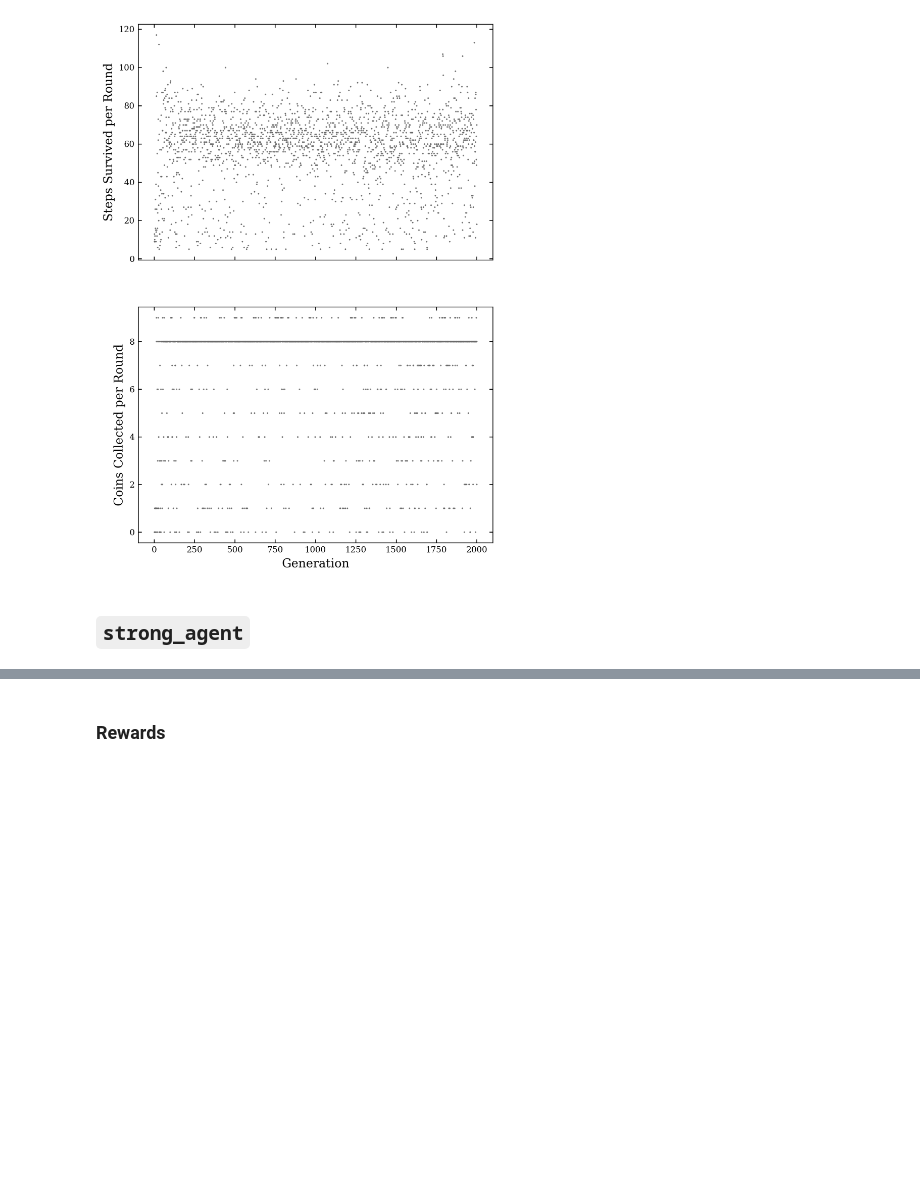
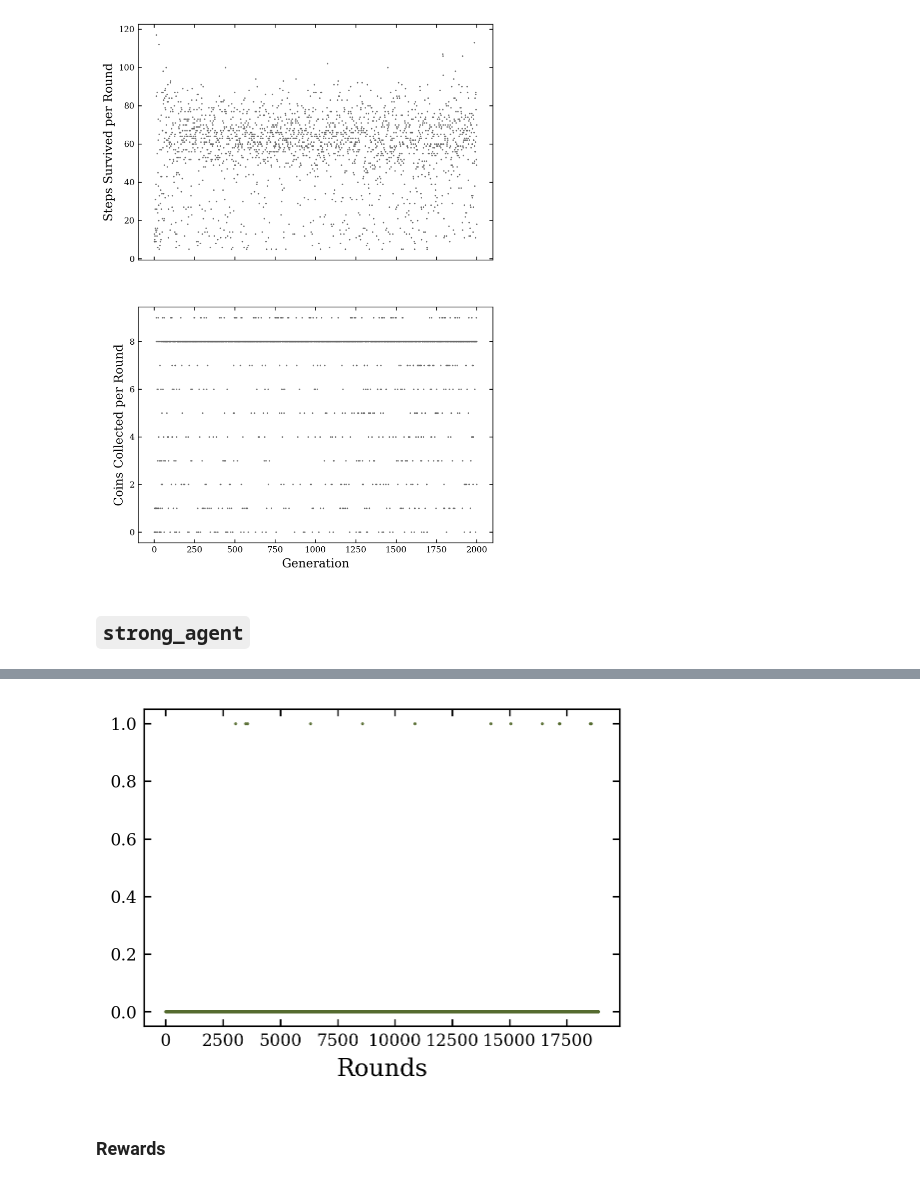
Before and after one commit to jnsdrtlf/bomberman_rl, a Jupyter notebook: analysis.ipynb, the cells around one changed output, grey strips where cells are left out. Drawn from its saved outputs; the diff is of its cells as text; code cells hidden in the pictures; blank space fills up the shorter version.

Commit message:
Adding a plot solely for killed opponents

```diff
--- a/analysis.ipynb
+++ b/analysis.ipynb
@@ -125,3 +125,14 @@ plt.savefig("figs/strong_agent_performance_3.pdf", bbox_inches='tight', dpi=pdf_
+# %%
+fig, ax = plt.subplots(1, 1, figsize=(0.6 * 6.4, 0.6 * 4.8), dpi=pdf_dpi, tight_layout=True)
+
+ax.plot(x_performance, performance[:, 3], ".", markersize=1, color="darkolivegreen", rasterized=True)
+# ax.set_title("Survived steps per round")
+axs[1].set_ylabel("Killed opponents")
+ax.set_xlabel("Rounds")
+
+plt.savefig("figs/strong_agent_performance_4.pdf", bbox_inches='tight', dpi=pdf_dpi)
+# %% [output]
+[figure, added]
 # %% [markdown]
 ### Rewards
 # %%
```
Also changed, not shown: parts of 4 cells of this notebook, 1 other file.
